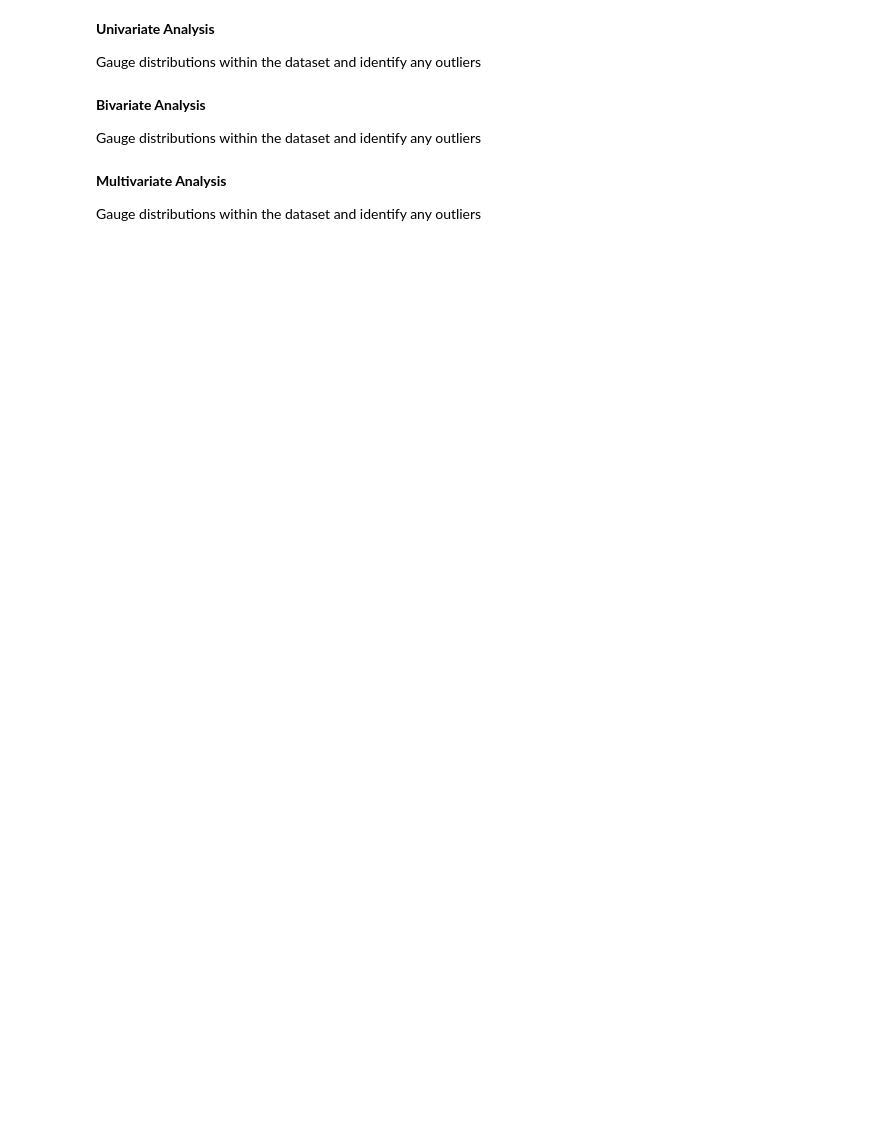
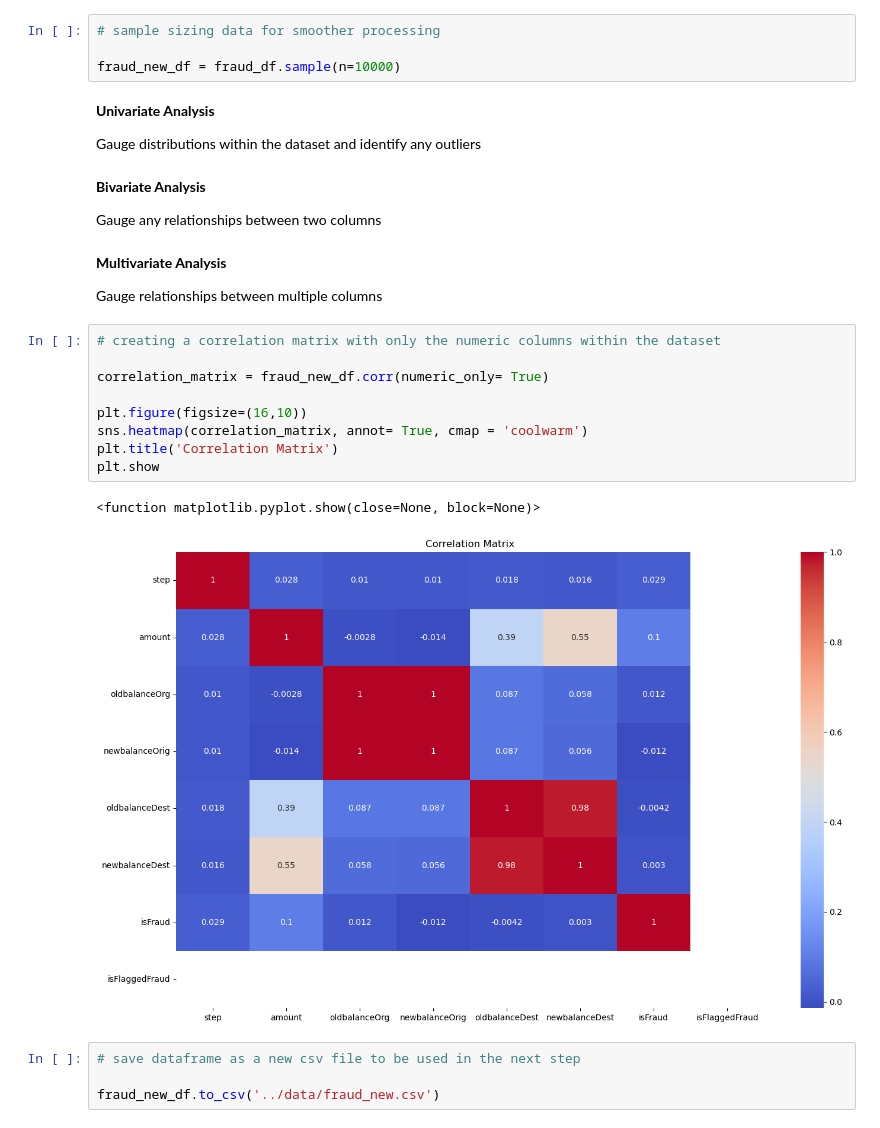
Before and after one commit to nasehacho/financial-fraud-detection, a Jupyter notebook: notebooks/01-Fraud-Data-Initial-EDA.ipynb, the cells around one changed output. Saved outputs shown, nothing was run; the diff lists cells and outputs as text; blank space fills up the shorter version.

```diff
--- a/notebooks/01-Fraud-Data-Initial-EDA.ipynb
+++ b/notebooks/01-Fraud-Data-Initial-EDA.ipynb
@@ -55,6 +59,10 @@ newbalanceDest    0
 isFraud           0
 isFlaggedFraud    0
 dtype: int64
+# %%
+# sample sizing data for smoother processing
+
+fraud_new_df = fraud_df.sample(n=10000)
 # %% [markdown]
 **Univariate Analysis**
 
@@ -62,8 +70,24 @@ Gauge distributions within the dataset and identify any outliers
 # %% [markdown]
 **Bivariate Analysis**
 
-Gauge distributions within the dataset and identify any outliers
+Gauge any relationships between two columns
-# %% [markdown]
-**Multivariate Analysis**
-
-Gauge distributions within the dataset and identify any outliers
+# %% [markdown]
+**Multivariate Analysis**
+
+Gauge relationships between multiple columns
+# %%
+# creating a correlation matrix with only the numeric columns within the dataset
+
+correlation_matrix = fraud_new_df.corr(numeric_only= True)
+
+plt.figure(figsize=(16,10))
+sns.heatmap(correlation_matrix, annot= True, cmap = 'coolwarm')
+plt.title('Correlation Matrix')
+plt.show
+# %% [output]
+<function matplotlib.pyplot.show(close=None, block=None)>
+[figure, added]
+# %%
+# save dataframe as a new csv file to be used in the next step
+
+fraud_new_df.to_csv('../data/fraud_new.csv')
```
Also changed, not shown: parts of 3 cells of this notebook.
